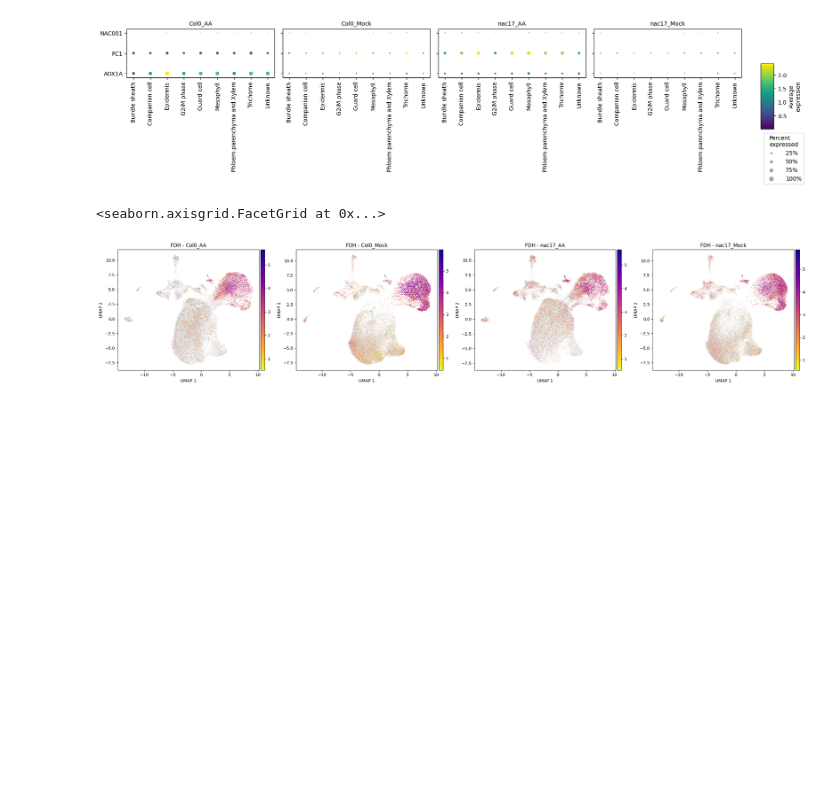
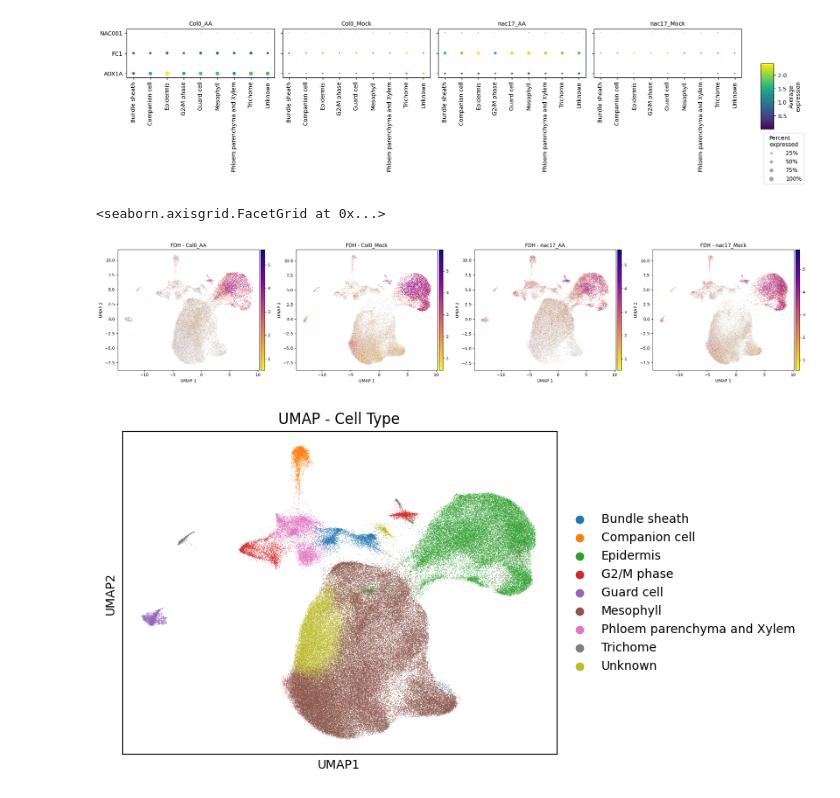
Before and after one commit to Mitochondrial-Retrograde-Signalling/MRS-DB, a Jupyter notebook: test.ipynb, the cells around one changed output. Saved outputs shown, nothing was run; the diff lists cells and outputs as text; code cells hidden in the pictures; blank space fills up the shorter version.

Commit message:
test plot for UMAP

```diff
--- a/test.ipynb
+++ b/test.ipynb
@@ -249,3 +249,14 @@ plt.tight_layout()
 plt.show()
 # %% [output]
 [figure]
+# %%
+# UMAP colored by cell type
+sc.pl.umap(
+    adata,
+    color="celltype",
+    title="UMAP - Cell Type",
+    frameon=True,
+    legend_loc="right margin"
+)
+# %% [output]
+[figure, added]
```
Also changed, not shown: parts of 1 cell of this notebook.
